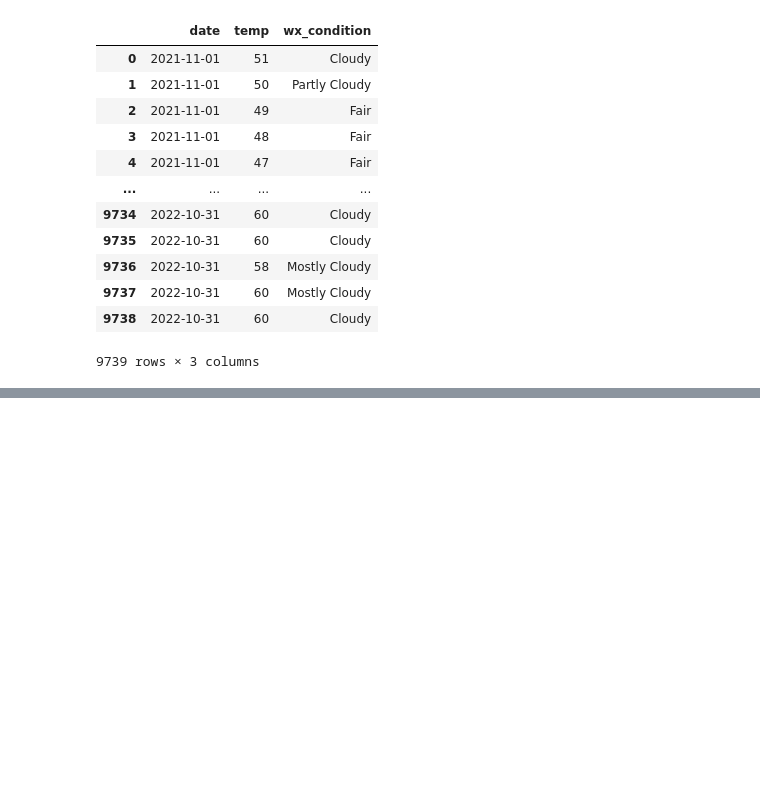
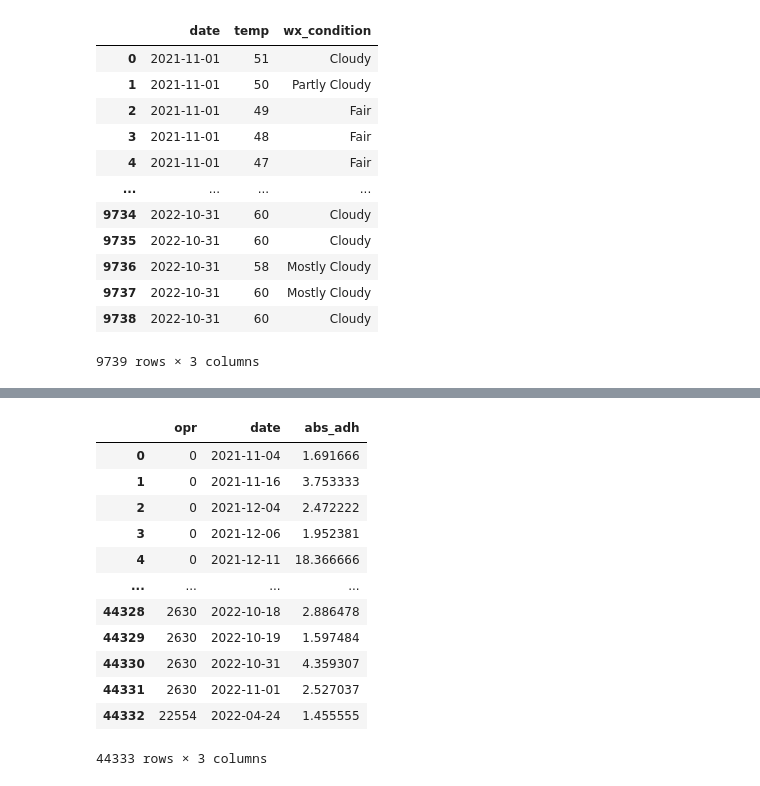
Before and after one commit to NSS-Data-Analytics-Cohort-7/wego-data-world-problems, a Jupyter notebook: notebook/We_go_project.ipynb, the cells around one changed output, grey strips where cells are left out. Drawn from its saved outputs; the diff is of its cells as text; code cells hidden in the pictures; blank space fills up the shorter version.

```diff
--- a/notebook/We_go_project.ipynb
+++ b/notebook/We_go_project.ipynb
@@ -176,0 +220,18 @@ wego_trips.head()
+# %%
+#grouping by operators and date
+opr_avg_adh = operator_impact.groupby(['opr', 'date'], as_index=False)['abs_adh'].mean()
+opr_avg_adh
+# %% [output]
+|  | opr | date | abs_adh |
+| 0 | 0 | 2021-11-04 | 1.691666 |
+| 1 | 0 | 2021-11-16 | 3.753333 |
+| 2 | 0 | 2021-12-04 | 2.472222 |
+| 3 | 0 | 2021-12-06 | 1.952381 |
+| 4 | 0 | 2021-12-11 | 18.366666 |
+| ... | ... | ... | ... |
+| 44328 | 2630 | 2022-10-18 | 2.886478 |
+| 44329 | 2630 | 2022-10-19 | 1.597484 |
+| 44330 | 2630 | 2022-10-31 | 4.359307 |
+| 44331 | 2630 | 2022-11-01 | 2.527037 |
+| 44332 | 22554 | 2022-04-24 | 1.455555 |
+44333 rows × 3 columns
```
Also changed, not shown: parts of 7 cells of this notebook.
